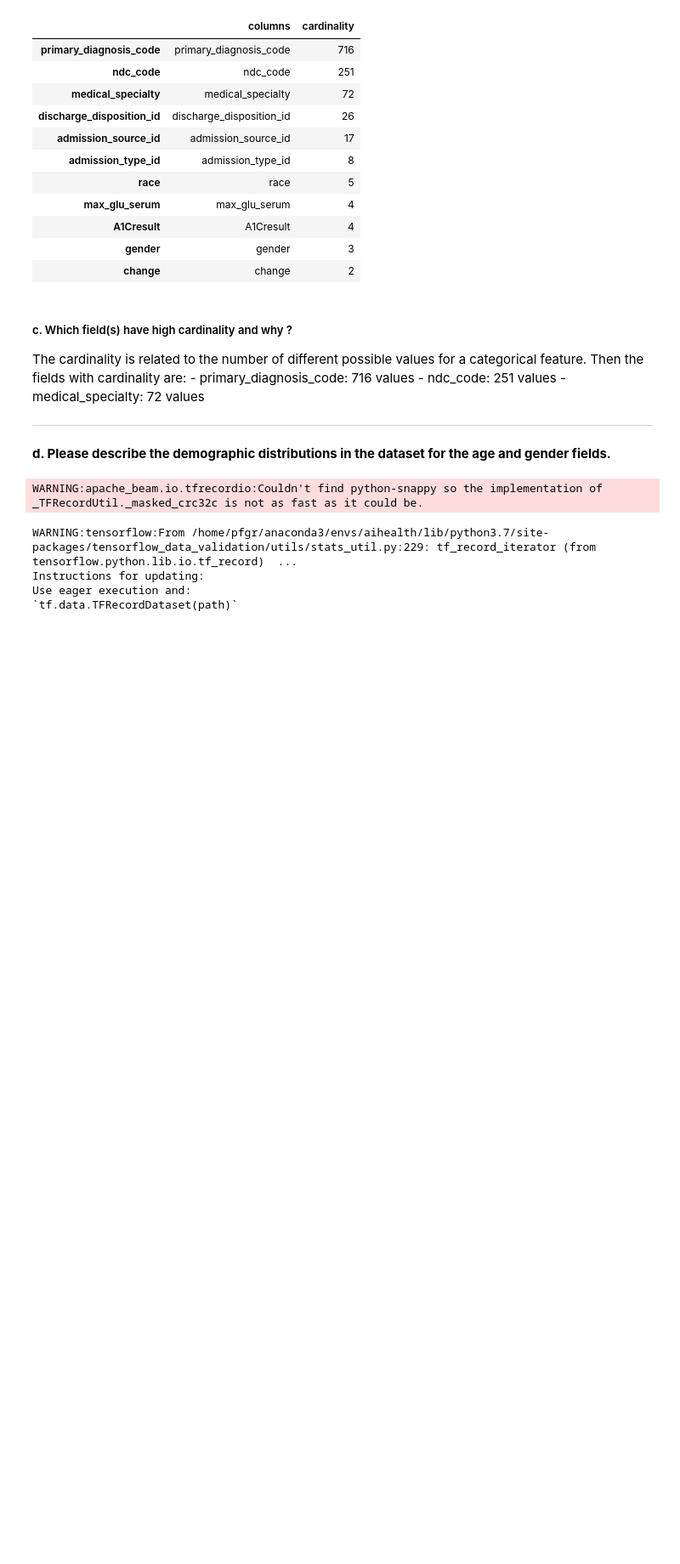
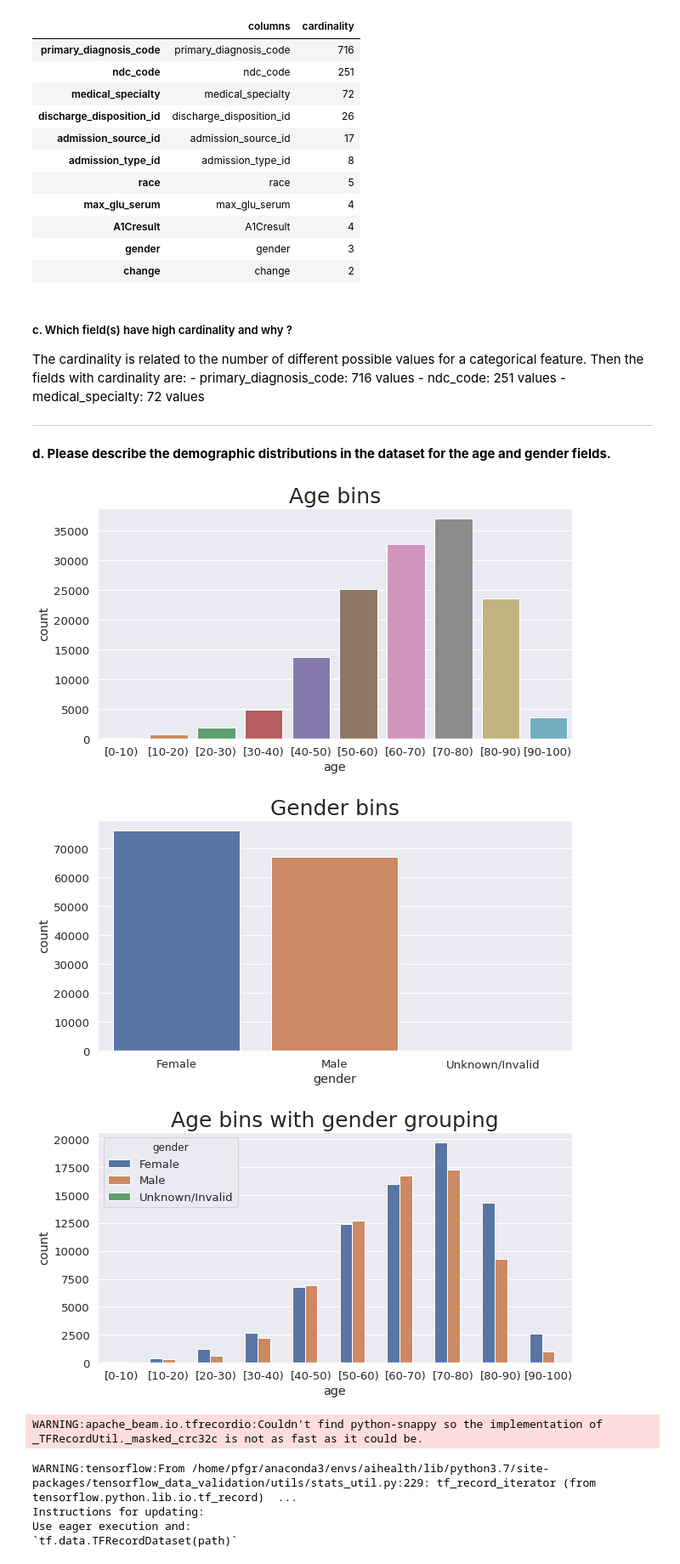
Before and after one commit to pdagger/AI_Healthcare_Projects, a Jupyter notebook: Patient_Selection_for_Diabetes_Drug/starter_code/student_project.ipynb, the cells around one changed output. Shown at 85% size. Saved outputs shown, nothing was run; the diff lists cells and outputs as text; code cells hidden in the pictures; blank space fills up the shorter version.

Commit message:
Added age-gender graphs

```diff
--- a/Patient_Selection_for_Diabetes_Drug/starter_code/student_project.ipynb
+++ b/Patient_Selection_for_Diabetes_Drug/starter_code/student_project.ipynb
@@ -310,6 +310,24 @@ The cardinality is related to the number of different possible values for a cate
 ***
 # %% [markdown]
 **d. Please describe the demographic distributions in the dataset for the age and gender fields.**
+# %%
+sns.set(font_scale=1.2)
+
+plt.figure(figsize=(10,5))
+_ = sns.countplot(x="age", data=df)
+_ = plt.title("Age bins", size=25)
+
+plt.figure(figsize=(10,5))
+_ = sns.countplot(x="gender", data=df)
+_ = plt.title("Gender bins", size=25)
+
+plt.figure(figsize=(10,5))
+_ = sns.countplot(x="age", hue="gender", data=df)
+_ = plt.title("Age bins with gender grouping", size=25)
+# %% [output]
+[figure, added]
+[figure, added]
+[figure, added]
 # %%
 ######NOTE: The visualization will only display in Chrome browser. ########
 import tensorflow_data_validation as tfdv
```
